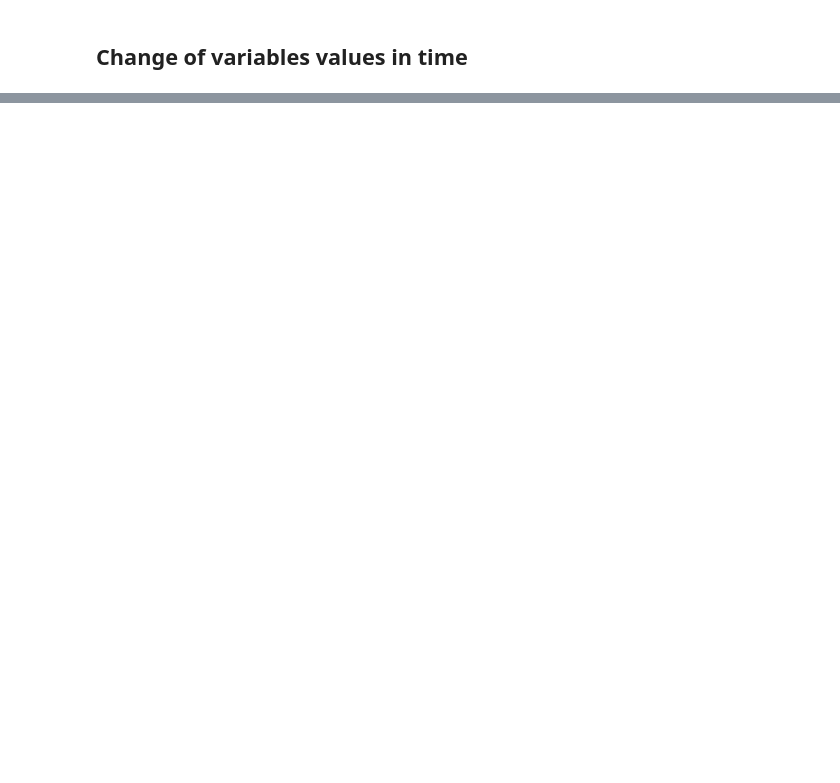
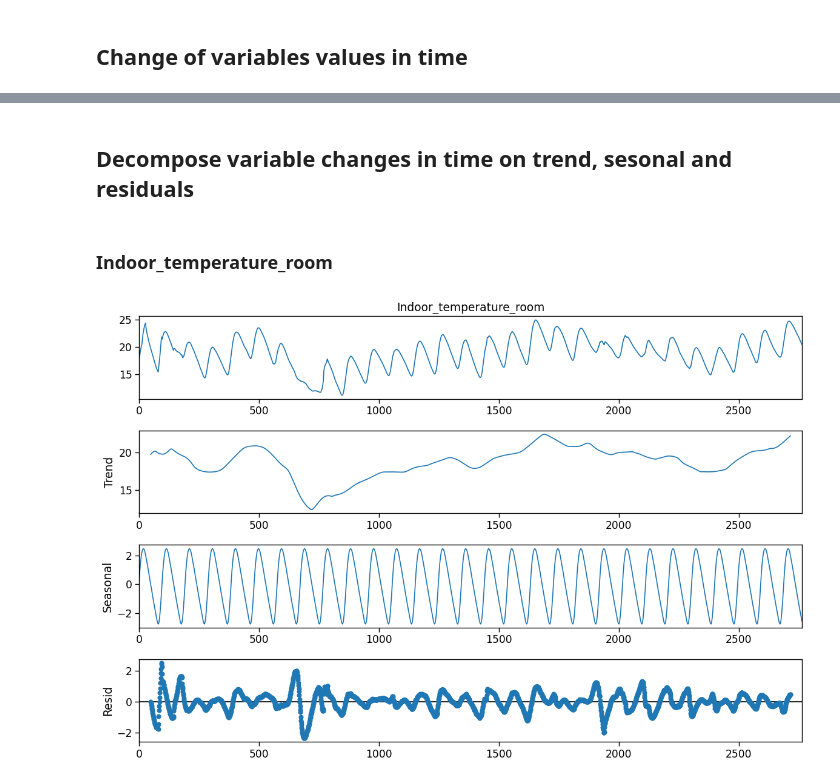
Before and after one commit to Average-Golem-Enjoyers/bitehack2023, a Jupyter notebook: EDA/EDA.ipynb, the cells around one changed output, grey strips where cells are left out. Cells and saved outputs as stored; diff of their text form; code cells hidden in the pictures; blank space fills up the shorter version.

```diff
--- a/EDA/EDA.ipynb
+++ b/EDA/EDA.ipynb
@@ -241 +237,12 @@ for col in cols_to_analyse:
 ... (3 outputs left out)
+# %% [markdown]
+## Decompose variable changes in time on trend, sesonal and residuals
+# %% [markdown]
+### Indoor_temperature_room
+# %%
+plt.rc('figure',figsize=(12,8))
+plt.rc('font',size=15)
+result1 = seasonal_decompose(data["Indoor_temperature_room"],model='additive', period=96)
+fig = result1.plot()
+# %% [output]
+[figure, added]
```
Also changed, not shown: parts of 23 cells of this notebook.
